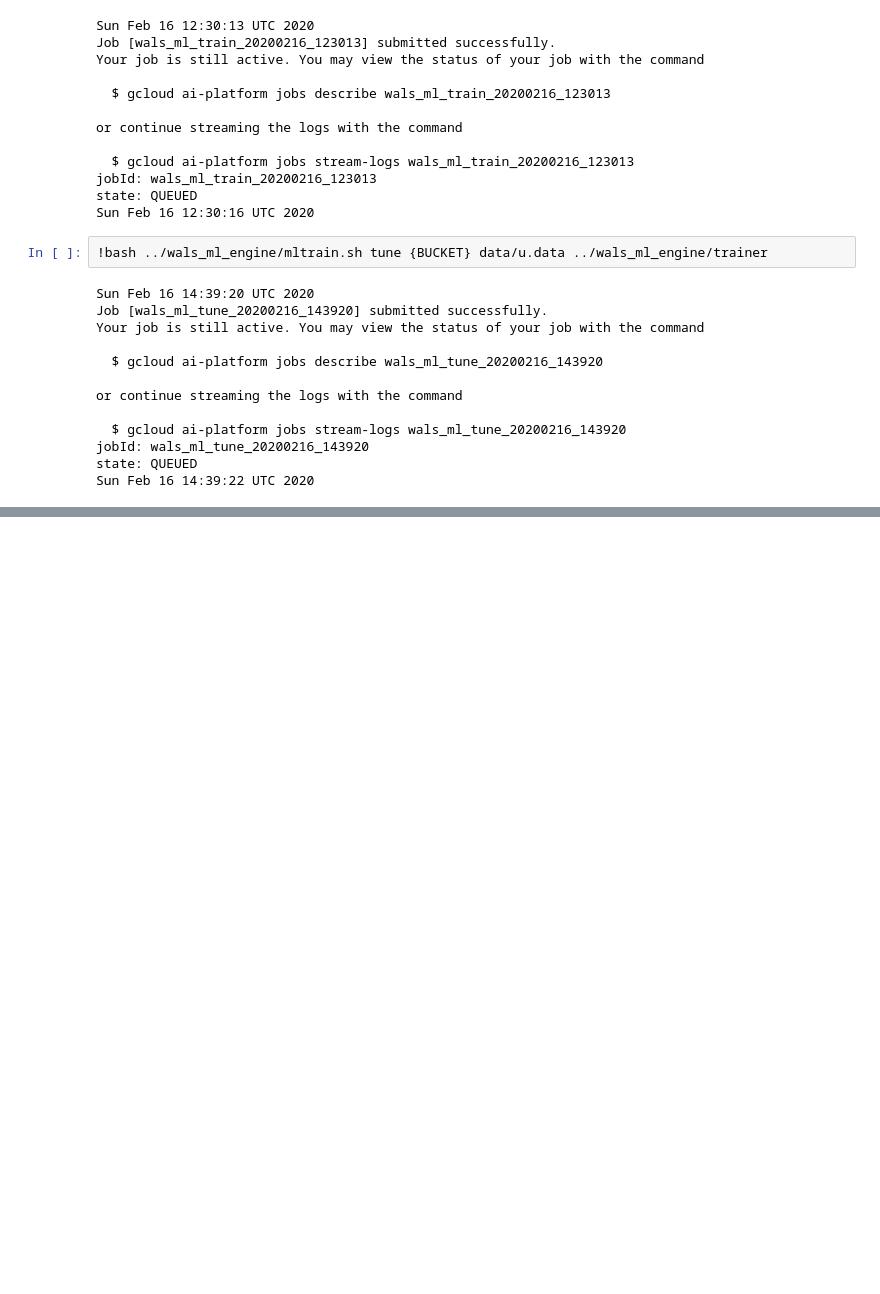
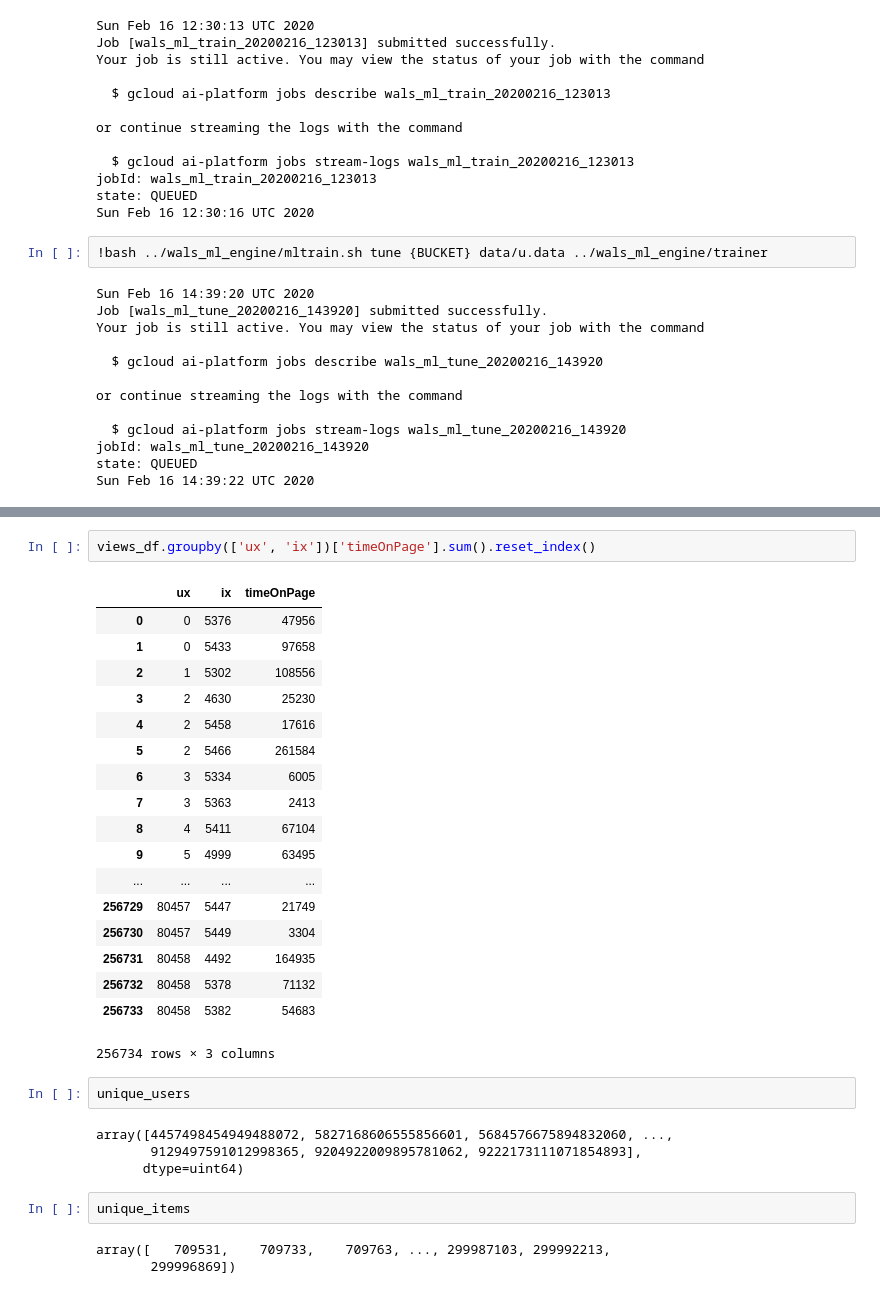
Before and after one commit to kingarthur9111/tensorflow-recommendation-wals, a Jupyter notebook: notebooks/Part1.ipynb, the cells around one changed output, grey strips where cells are left out. Drawn from its saved outputs; the diff is of its cells as text; blank space fills up the shorter version.

```diff
--- a/notebooks/Part1.ipynb
+++ b/notebooks/Part1.ipynb
@@ -218,0 +333,32 @@ Sun Feb 16 14:39:22 UTC 2020
+# %%
+views_df.groupby(['ux', 'ix'])['timeOnPage'].sum().reset_index()
+# %% [output]
+|  | ux | ix | timeOnPage |
+| 0 | 0 | 5376 | 47956 |
+| 1 | 0 | 5433 | 97658 |
+| 2 | 1 | 5302 | 108556 |
+| 3 | 2 | 4630 | 25230 |
+| 4 | 2 | 5458 | 17616 |
+| 5 | 2 | 5466 | 261584 |
+| 6 | 3 | 5334 | 6005 |
+| 7 | 3 | 5363 | 2413 |
+| 8 | 4 | 5411 | 67104 |
+| 9 | 5 | 4999 | 63495 |
+| ... | ... | ... | ... |
+| 256729 | 80457 | 5447 | 21749 |
+| 256730 | 80457 | 5449 | 3304 |
+| 256731 | 80458 | 4492 | 164935 |
+| 256732 | 80458 | 5378 | 71132 |
+| 256733 | 80458 | 5382 | 54683 |
+256734 rows × 3 columns
+# %%
+unique_users
+# %% [output]
+array([4457498454949488072, 5827168606555856601, 5684576675894832060, ...,
+       9129497591012998365, 9204922009895781062, 9222173111071854893],
+      dtype=uint64)
+# %%
+unique_items
+# %% [output]
+array([   709531,    709733,    709763, ..., 299987103, 299992213,
+       299996869])
```
Also changed, not shown: parts of 15 cells of this notebook, 5 other files.
